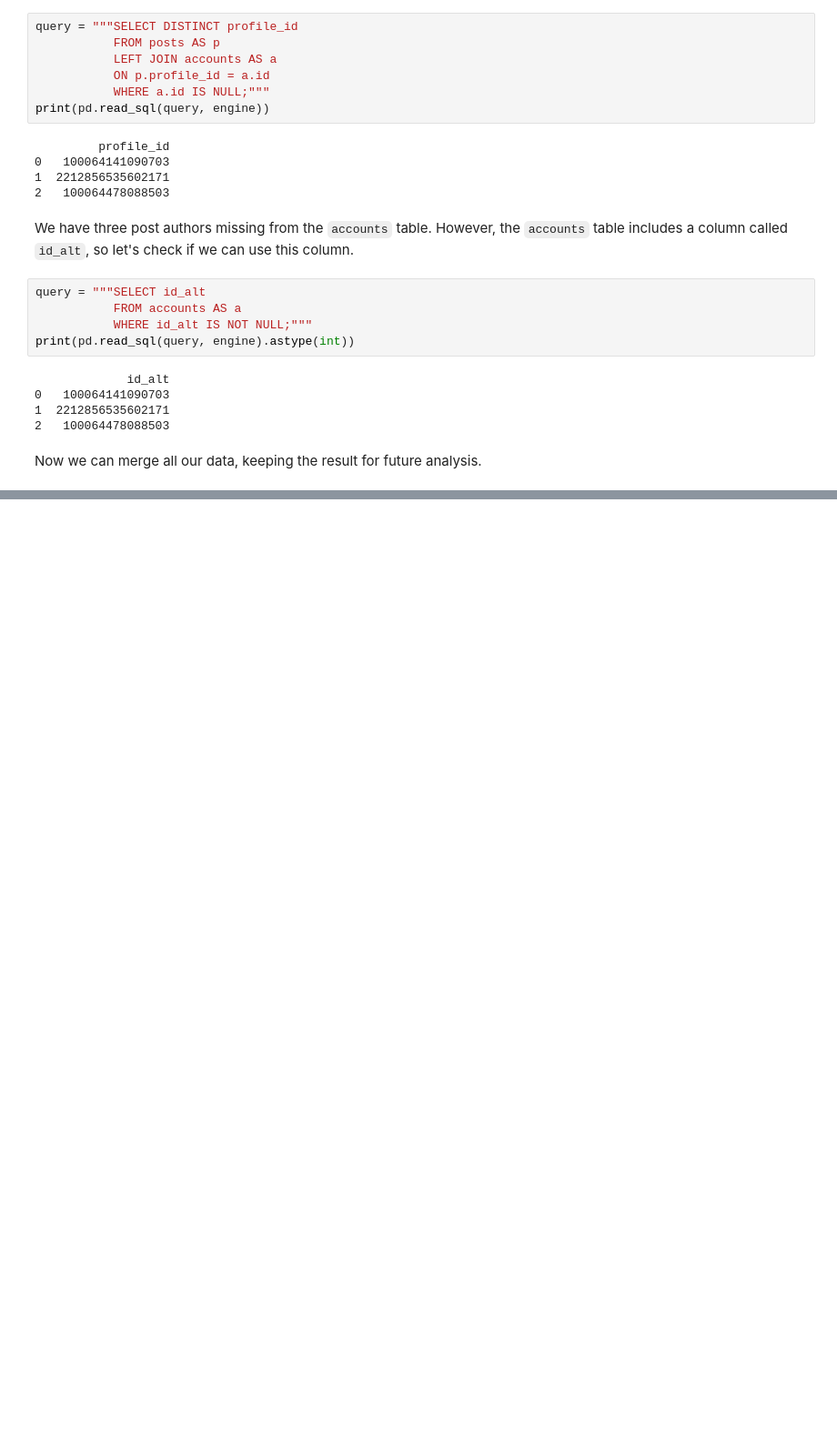
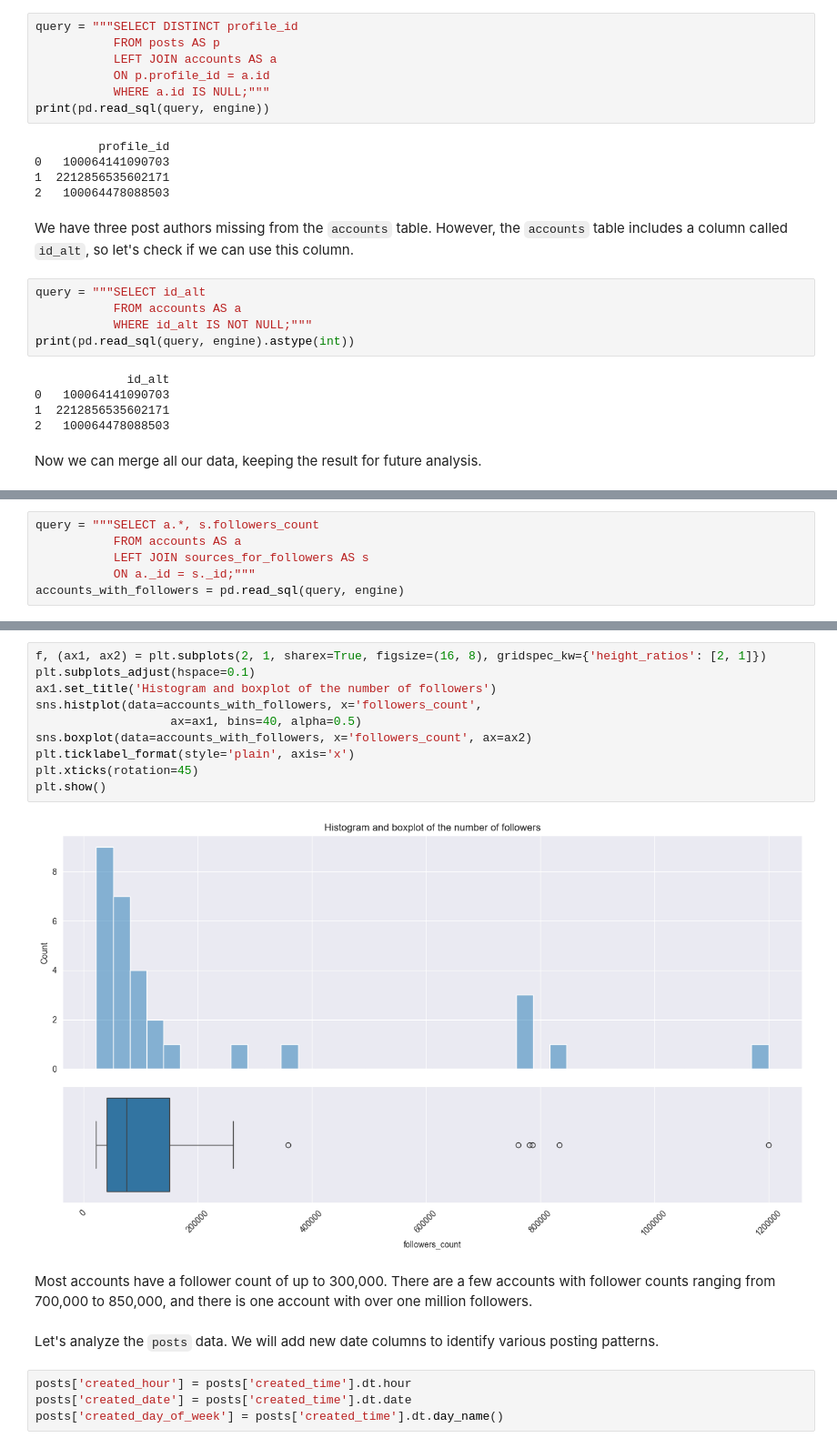
Before and after one commit to mariakyrychok/facebook_eda, a Jupyter notebook: main.ipynb, the cells around one changed output, grey strips where cells are left out. Shown at 91% size. Cells and saved outputs as stored; diff of their text form; blank space fills up the shorter version.

```diff
--- a/main.ipynb
+++ b/main.ipynb
@@ -127,0 +134,6 @@ accounts_with_posts_data = pd.read_sql(query, engine)
+# %%
+query = """SELECT a.*, s.followers_count
+           FROM accounts AS a
+           LEFT JOIN sources_for_followers AS s
+           ON a._id = s._id;"""
+accounts_with_followers = pd.read_sql(query, engine)
@@ -152,0 +241,20 @@ accounts_with_posts_data.head()
+# %%
+f, (ax1, ax2) = plt.subplots(2, 1, sharex=True, figsize=(16, 8), gridspec_kw={'height_ratios': [2, 1]})
+plt.subplots_adjust(hspace=0.1)
+ax1.set_title('Histogram and boxplot of the number of followers')
+sns.histplot(data=accounts_with_followers, x='followers_count',
+                   ax=ax1, bins=40, alpha=0.5)
+sns.boxplot(data=accounts_with_followers, x='followers_count', ax=ax2)
+plt.ticklabel_format(style='plain', axis='x')
+plt.xticks(rotation=45)
+plt.show()
+# %% [output]
+[figure, added]
+# %% [markdown]
+Most accounts have a follower count of up to 300,000. There are a few accounts with follower counts ranging from 700,000 to 850,000, and there is one account with over one million followers.
+# %% [markdown]
+Let's analyze the `posts` data. We will add new date columns to identify various posting patterns.
+# %%
+posts['created_hour'] = posts['created_time'].dt.hour
+posts['created_date'] = posts['created_time'].dt.date
+posts['created_day_of_week'] = posts['created_time'].dt.day_name()
```
Also changed, not shown: parts of 56 cells of this notebook.
